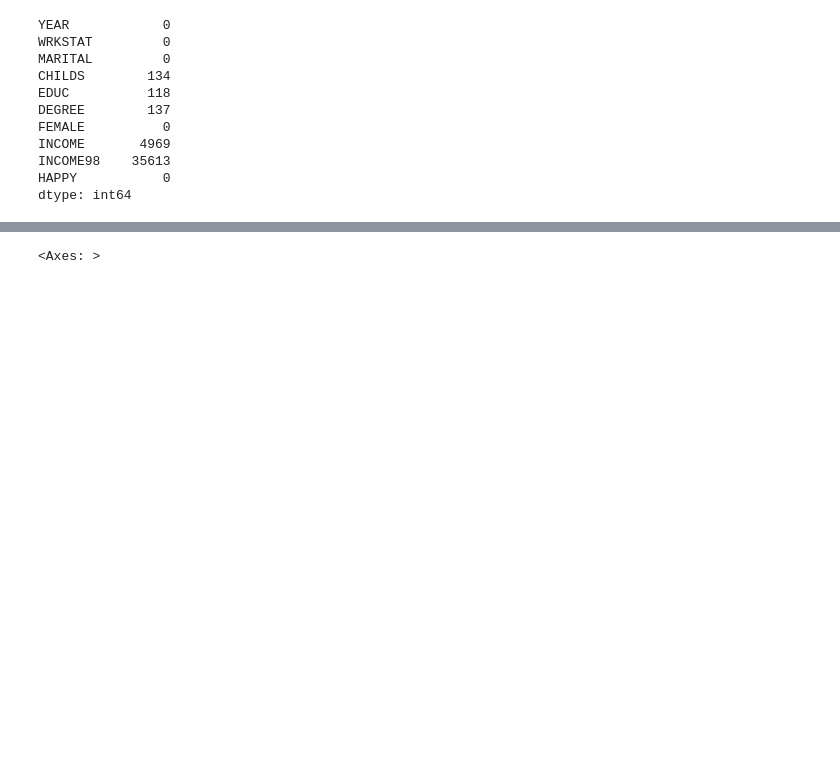
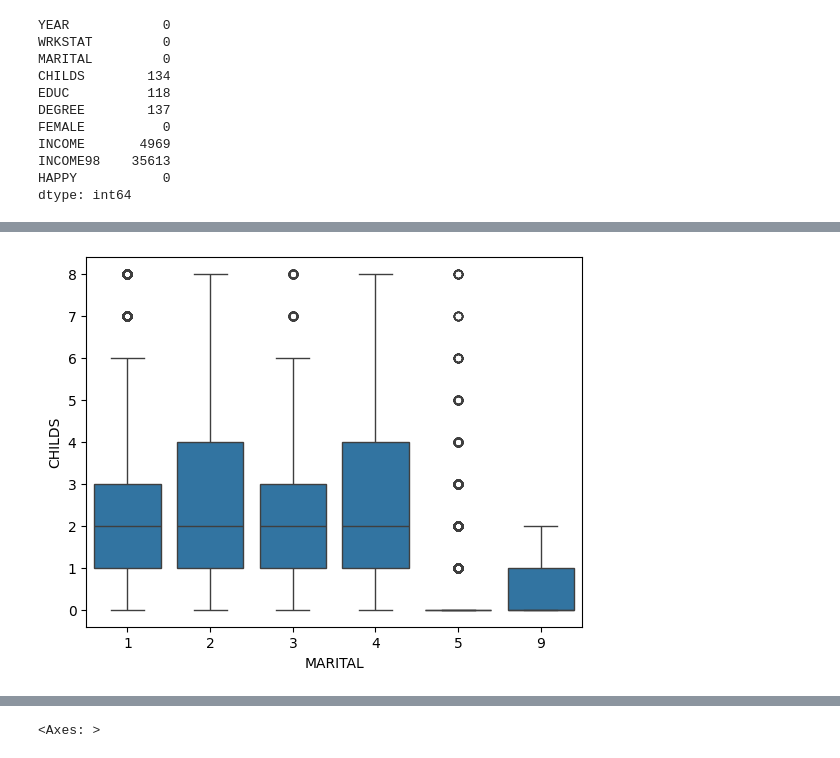
Before and after one commit to batman0911/numerical_method, a Jupyter notebook: analyse/data_analyse.ipynb, the cells around one changed output, grey strips where cells are left out. Cells and saved outputs as stored; diff of their text form; code cells hidden in the pictures; blank space fills up the shorter version.

```diff
--- a/analyse/data_analyse.ipynb
+++ b/analyse/data_analyse.ipynb
@@ -54,0 +66,6 @@ dtype: int64
+# %%
+sns.boxplot(data=dfa, x='MARITAL', y='CHILDS')
+# plt.xlim([0, 1])
+plt.show()
+# %% [output]
+[figure, added]
```
Also changed, not shown: parts of 6 cells of this notebook.
